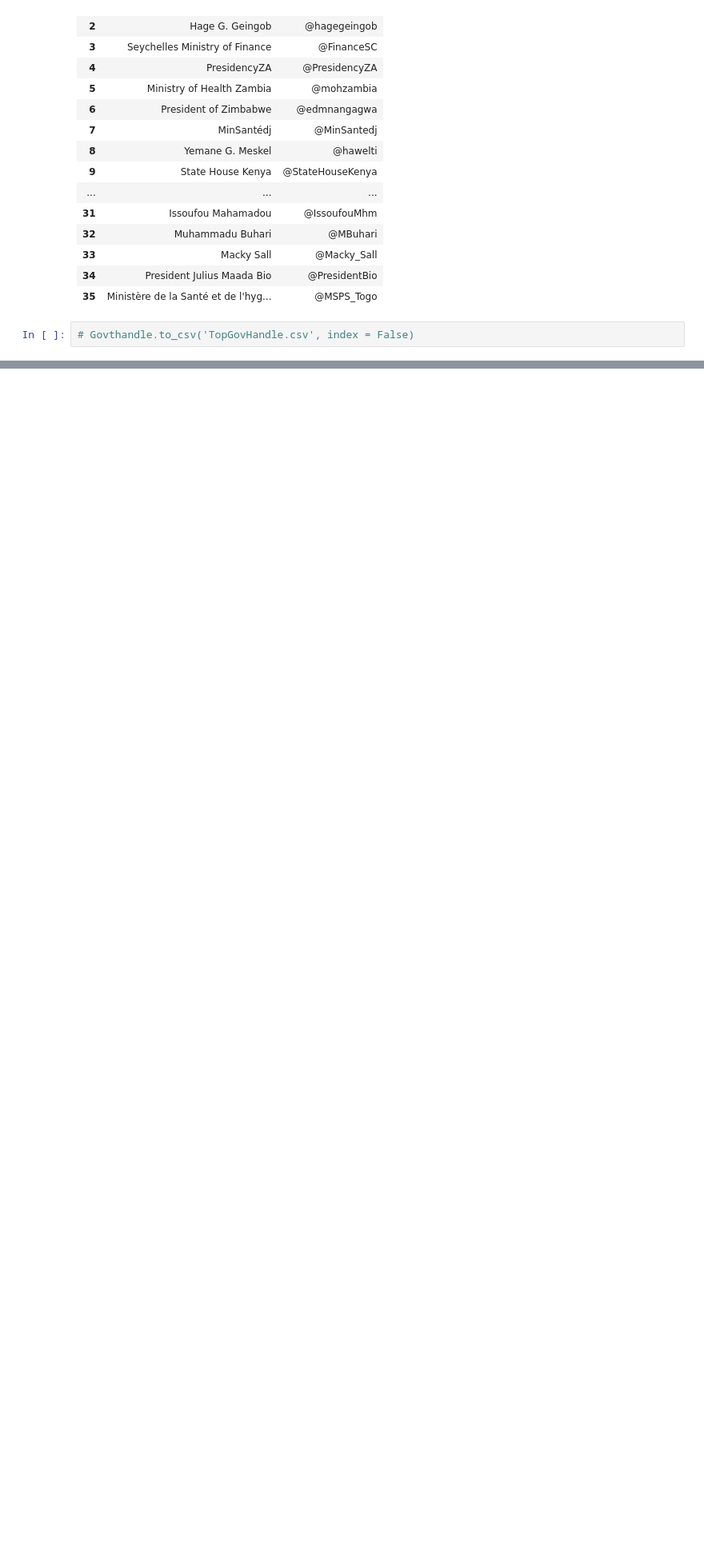
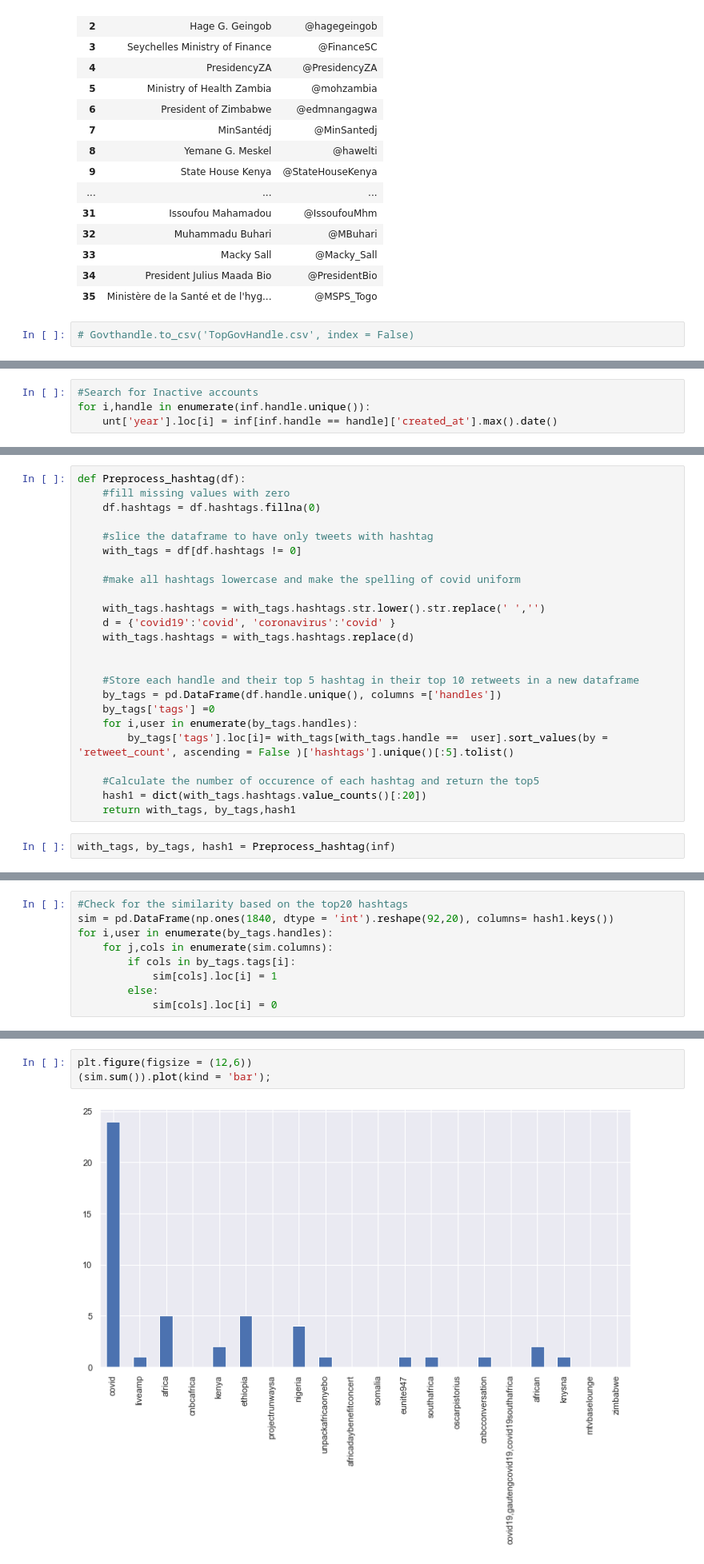
Before and after one commit to haddyadnan/Africa-Influentials-Twitter-users-segmentation, a Jupyter notebook: WebScraping.ipynb, the cells around one changed output, grey strips where cells are left out. Shown: that part at 80% size. Drawn from its saved outputs; the diff is of its cells as text; blank space fills up the shorter version.

```diff
--- a/WebScraping.ipynb
+++ b/WebScraping.ipynb
@@ -260,0 +623,4 @@ Govthandle
+# %%
+#Search for Inactive accounts
+for i,handle in enumerate(inf.handle.unique()):
+    unt['year'].loc[i] = inf[inf.handle == handle]['created_at'].max().date()
@@ -260,0 +644,26 @@ Govthandle
+# %%
+def Preprocess_hashtag(df):
+    #fill missing values with zero
+    df.hashtags = df.hashtags.fillna(0)
+
+    #slice the dataframe to have only tweets with hashtag
+    with_tags = df[df.hashtags != 0]
+
+    #make all hashtags lowercase and make the spelling of covid uniform
+
+    with_tags.hashtags = with_tags.hashtags.str.lower().str.replace(' ','')
+    d = {'covid19':'covid', 'coronavirus':'covid' }
+    with_tags.hashtags = with_tags.hashtags.replace(d)
+
+
+    #Store each handle and their top 5 hashtag in their top 10 retweets in a new dataframe
+    by_tags = pd.DataFrame(df.handle.unique(), columns =['handles'])
+    by_tags['tags'] =0
+    for i,user in enumerate(by_tags.handles):
+        by_tags['tags'].loc[i]= with_tags[with_tags.handle ==  user].sort_values(by = 'retweet_count', ascending = False )['hashtags'].unique()[:5].tolist()
+
+    #Calculate the number of occurence of each hashtag and return the top5
+    hash1 = dict(with_tags.hashtags.value_counts()[:20])
+    return with_tags, by_tags,hash1
+# %%
+with_tags, by_tags, hash1 = Preprocess_hashtag(inf)
@@ -260,0 +705,9 @@ Govthandle
+# %%
+#Check for the similarity based on the top20 hashtags
+sim = pd.DataFrame(np.ones(1840, dtype = 'int').reshape(92,20), columns= hash1.keys())
+for i,user in enumerate(by_tags.handles):
+    for j,cols in enumerate(sim.columns):
+        if cols in by_tags.tags[i]:
+            sim[cols].loc[i] = 1
+        else:
+            sim[cols].loc[i] = 0
@@ -260,0 +743,5 @@ Govthandle
+# %%
+plt.figure(figsize = (12,6))
+(sim.sum()).plot(kind = 'bar');
+# %% [output]
+[figure, added]
```
Also changed, not shown: parts of 58 cells of this notebook, 4 other files.
